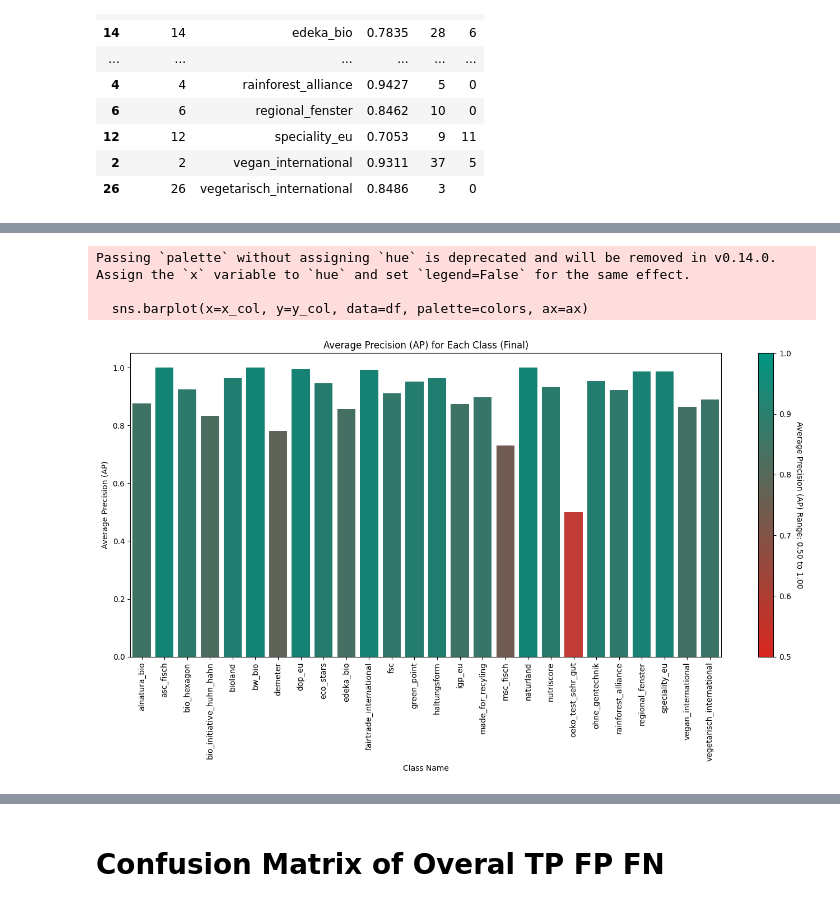
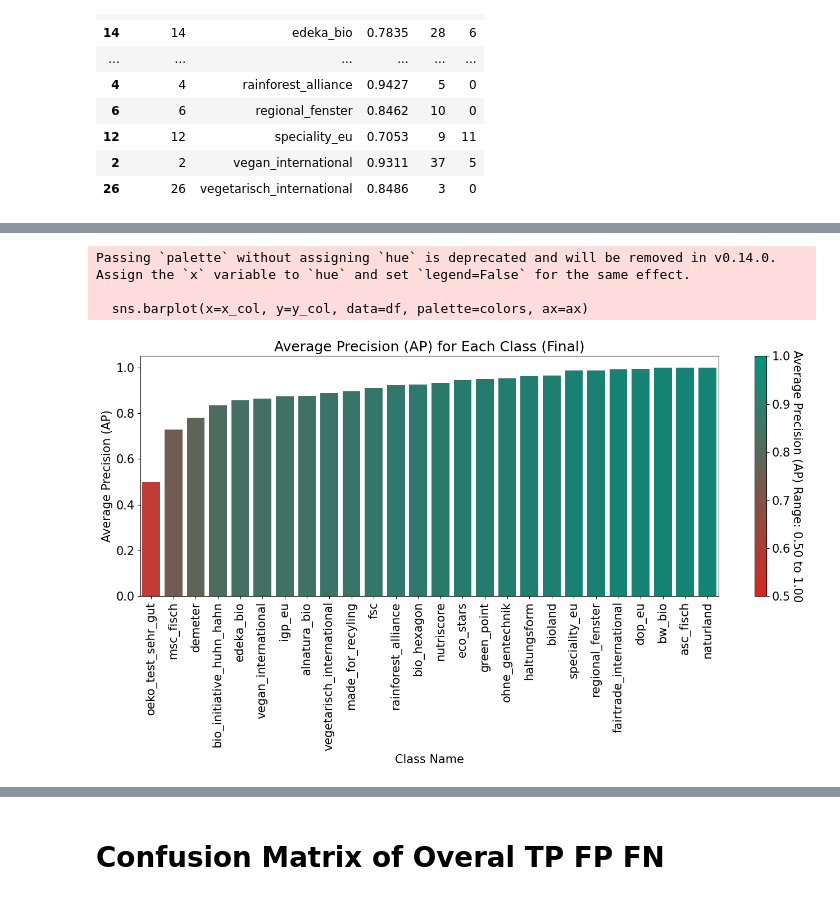
Before and after one commit to Stefan-Horst/FoodLabelGuide, a Jupyter notebook: evaluation_of_performance/results_visualization.ipynb, the cells around one changed output, grey strips where cells are left out. Cells and saved outputs as stored; diff of their text form; code cells hidden in the pictures.

```diff
--- a/evaluation_of_performance/results_visualization.ipynb
+++ b/evaluation_of_performance/results_visualization.ipynb
@@ -158,10 +164,10 @@ Passing `palette` without assigning `hue` is deprecated and will be removed in v
 # %%
-plot_average_precision(df_final, title='Average Precision (AP) for Each Class (Final)')
+plot_average_precision(df_final.sort_values("ap"), title='Average Precision (AP) for Each Class (Final)')
 # %% [output]
 Passing `palette` without assigning `hue` is deprecated and will be removed in v0.14.0. Assign the `x` variable to `hue` and set `legend=False` for the same effect.
 
   sns.barplot(x=x_col, y=y_col, data=df, palette=colors, ax=ax)
-[figure, old version]
+[figure, new version]
 # %%
 def plot_multiple_ap_scores(dfs, df_labels, title = 'Average Precision (AP) for Each Class'):
     """
```
Also changed, not shown: parts of 12 cells of this notebook.
